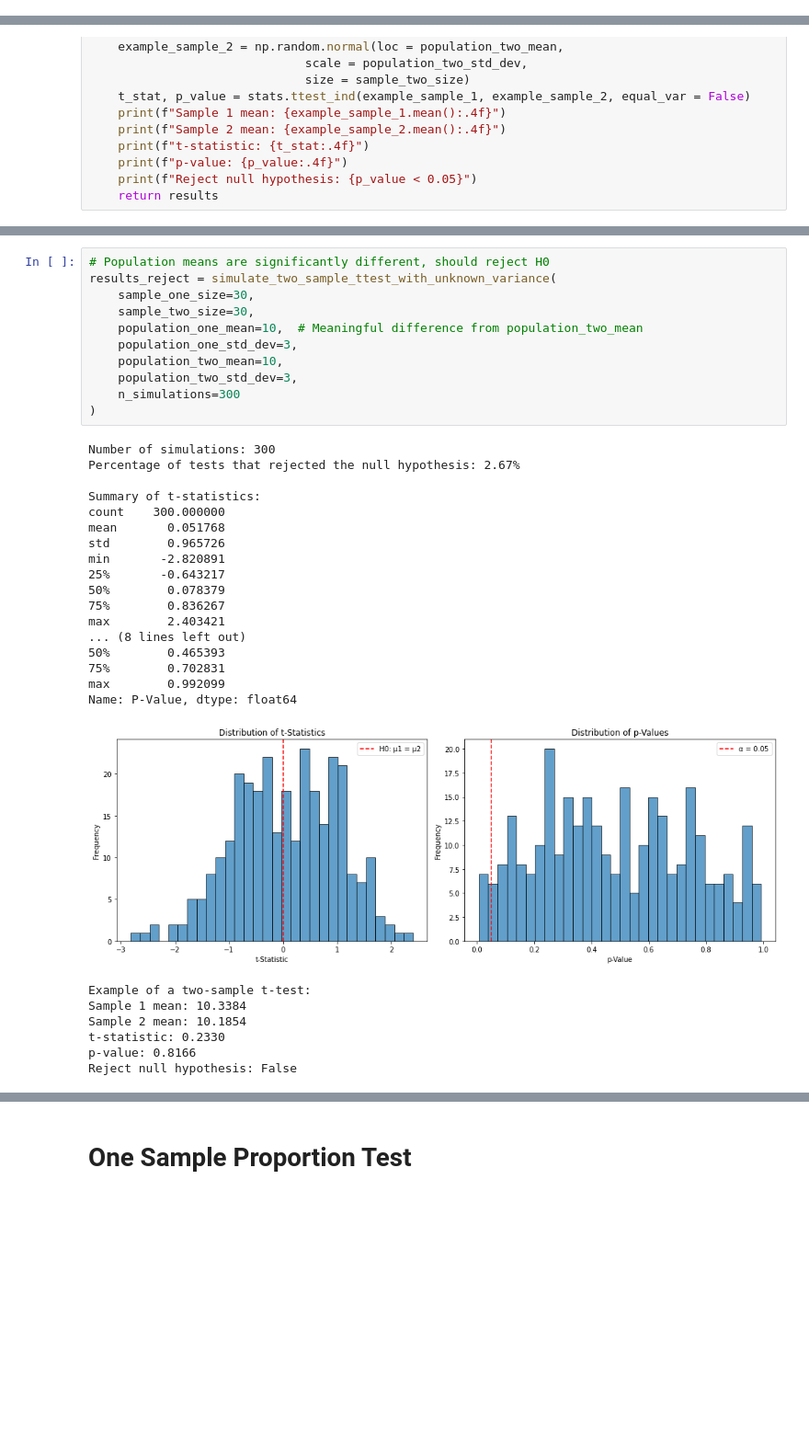
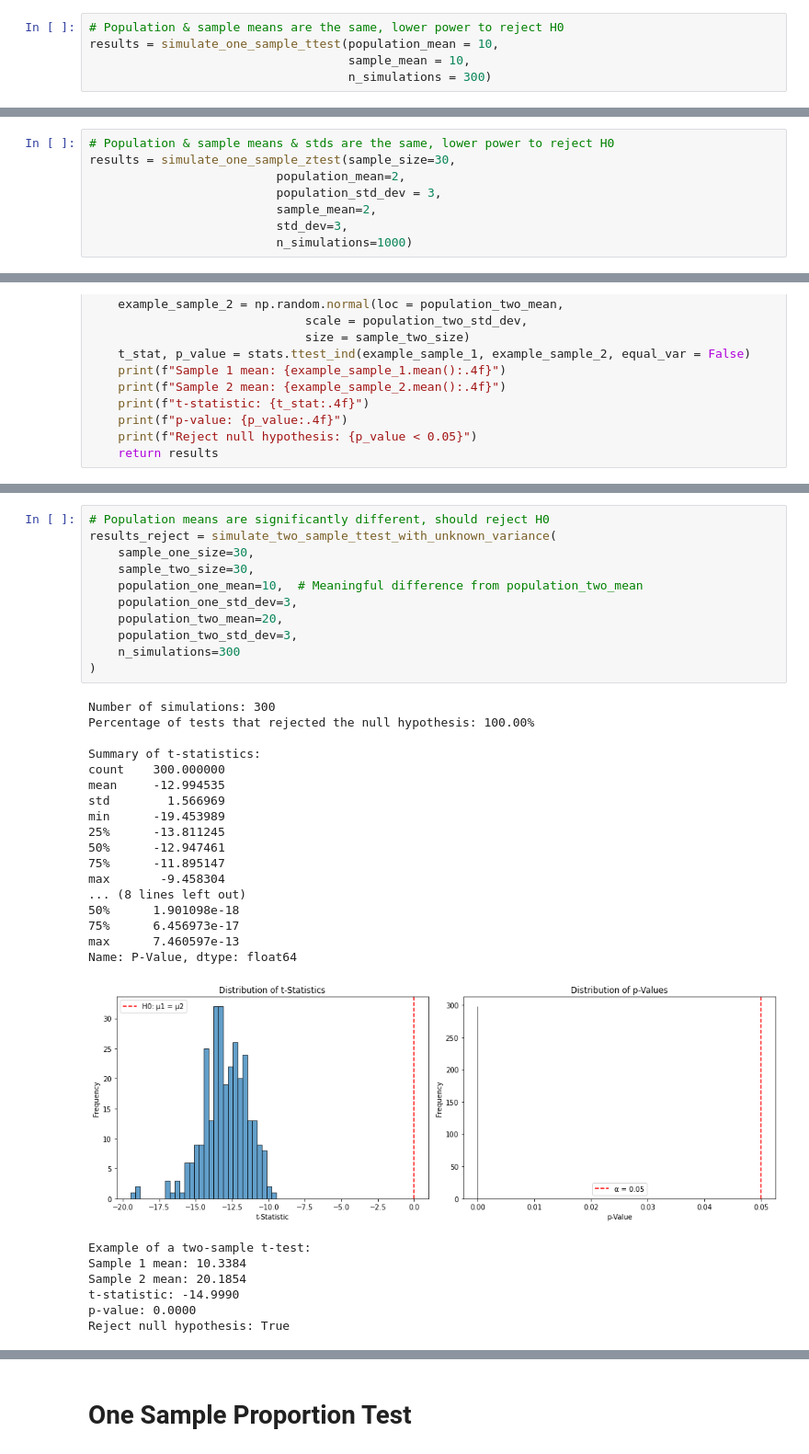
Before and after one commit to dcrowTMH/stat_test, a Jupyter notebook: basic_stat_test_simulation.ipynb, the cells around one changed output, grey strips where cells are left out. Shown at 92% size. Drawn from its saved outputs; the diff is of its cells as text; blank space fills up the shorter version.

Commit message:
add the cases for both rejected h0 and h0 not being rejected

```diff
--- a/basic_stat_test_simulation.ipynb
+++ b/basic_stat_test_simulation.ipynb
@@ -130,0 +135,5 @@ Reject null hypothesis: True
+# %%
+# Population & sample means are the same, lower power to reject H0
+results = simulate_one_sample_ttest(population_mean = 10,
+                                    sample_mean = 10,
+                                    n_simulations = 300)
@@ -264,0 +303,8 @@ Reject null hypothesis: True
+# %%
+# Population & sample means & stds are the same, lower power to reject H0
+results = simulate_one_sample_ztest(sample_size=30,
+                          population_mean=2,
+                          population_std_dev = 3,
+                          sample_mean=2,
+                          std_dev=3,
+                          n_simulations=1000)
@@ -585,36 +660,36 @@ def simulate_two_sample_ttest_with_unknown_variance(sample_one_size = 30,
 # %%
 # Population means are significantly different, should reject H0
 results_reject = simulate_two_sample_ttest_with_unknown_variance(
     sample_one_size=30,
     sample_two_size=30,
     population_one_mean=10,  # Meaningful difference from population_two_mean
     population_one_std_dev=3,
-    population_two_mean=10,
+    population_two_mean=20,
     population_two_std_dev=3,
     n_simulations=300
 )
 # %% [output]
 Number of simulations: 300
-Percentage of tests that rejected the null hypothesis: 2.67%
+Percentage of tests that rejected the null hypothesis: 100.00%
 
 Summary of t-statistics:
 count    300.000000
-mean       0.051768
-std        0.965726
-min       -2.820891
-25%       -0.643217
-50%        0.078379
-75%        0.836267
-max        2.403421
+mean     -12.994535
+std        1.566969
+min      -19.453989
+25%      -13.811245
+50%      -12.947461
+75%      -11.895147
+max       -9.458304
 ... (8 lines left out)
-50%        0.465393
-75%        0.702831
-max        0.992099
+50%      1.901098e-18
+75%      6.456973e-17
+max      7.460597e-13
 Name: P-Value, dtype: float64
-[figure, old version]
+[figure, new version]
 Example of a two-sample t-test:
 Sample 1 mean: 10.3384
-Sample 2 mean: 10.1854
-t-statistic: 0.2330
-p-value: 0.8166
-Reject null hypothesis: False
+Sample 2 mean: 20.1854
+t-statistic: -14.9990
+p-value: 0.0000
+Reject null hypothesis: True
```
Also changed, not shown: parts of 15 cells of this notebook.
